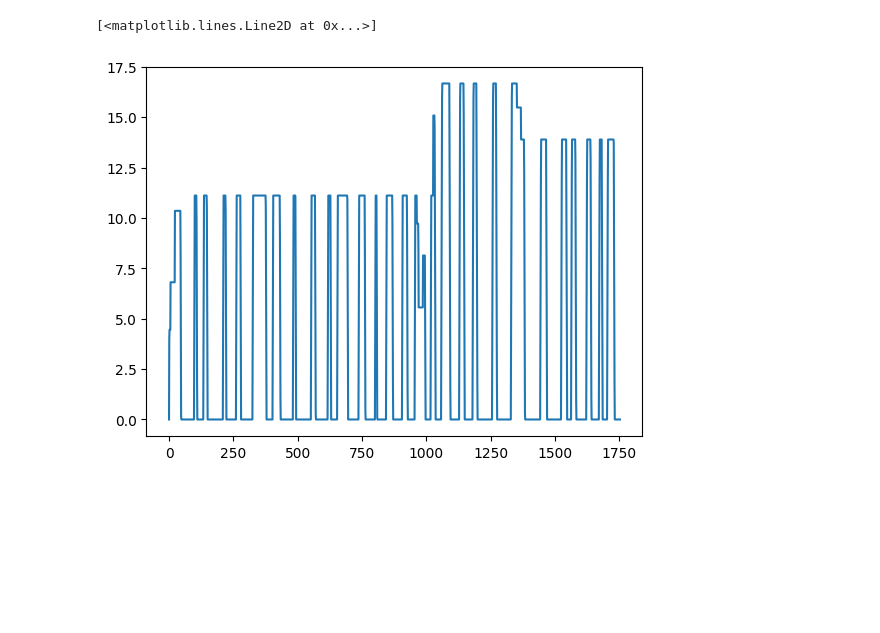
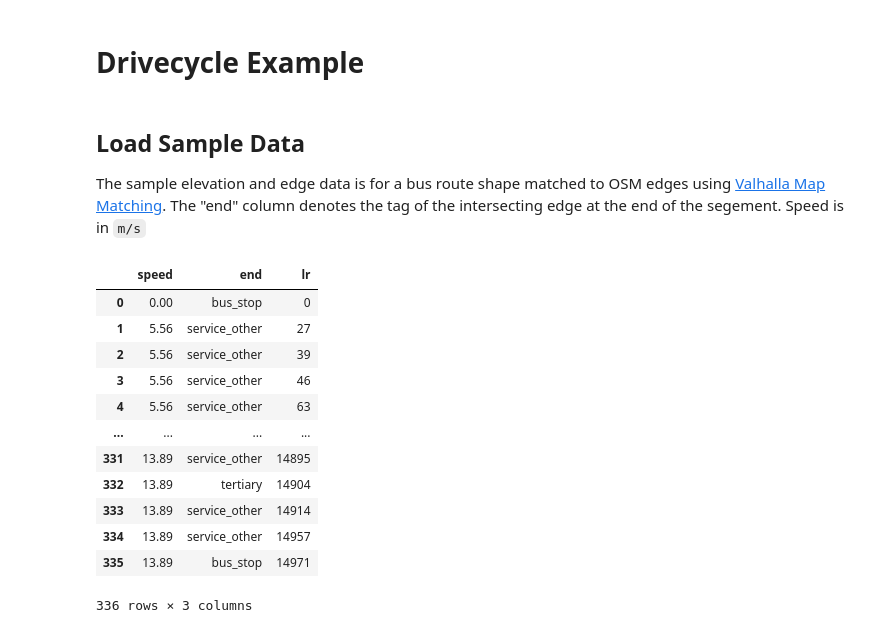
Before and after one commit to smohiudd/drivecycle, a Jupyter notebook: notebooks/Drivecycle-Example.ipynb, the cells around one changed output. Cells and saved outputs as stored; diff of their text form; code cells hidden in the pictures; blank space fills up the shorter version.

```diff
--- a/notebooks/Drivecycle-Example.ipynb
+++ b/notebooks/Drivecycle-Example.ipynb
@@ -9,21 +6,29 @@ import inspect
+# %% [markdown]
+# Drivecycle Example
+# %% [markdown]
+## Load Sample Data
+
+The sample elevation and edge data is for a bus route shape matched to OSM edges using [Valhalla Map Matching](https://valhalla.github.io/valhalla/api/map-matching/api-reference/). The "end" column denotes the tag of the intersecting edge at the end of the segement. Speed is in `m/s`
 # %%
-stop_params = {
-    "bus_stop":60,
-    "tertiary":120,
-    "secondary":180,
-}
-
 route_id=10
 
 df = pd.read_json(f"../tests/data/calgary-{route_id}-edges.json")
-df1 = simplification.cluster_nodes(df,30)
-tvq = route.sequential(df1,stop_params, step=2, a_max=2)
 
 with open(f'../tests/data/calgary-{route_id}-elv.json', 'r') as f:
     elv = json.load(f)
 
-e = energy.energy_model(tvq, elv, capacity=400, regen_ratio=0.5, m=10000, power_aux=5)
-pyplot.plot(e[:,0], e[:,1])
+df
 # %% [output]
+|  | speed | end | lr |
+| 0 | 0.00 | bus_stop | 0 |
+| 1 | 5.56 | service_other | 27 |
+| 2 | 5.56 | service_other | 39 |
+| 3 | 5.56 | service_other | 46 |
+| 4 | 5.56 | service_other | 63 |
+| ... | ... | ... | ... |
+| 331 | 13.89 | service_other | 14895 |
+| 332 | 13.89 | tertiary | 14904 |
+| 333 | 13.89 | service_other | 14914 |
+| 334 | 13.89 | service_other | 14957 |
+| 335 | 13.89 | bus_stop | 14971 |
-[<matplotlib.lines.Line2D at 0x...>]
+336 rows × 3 columns
-[figure, removed]
```
Also changed, not shown: parts of 19 cells of this notebook, 12 other files.
